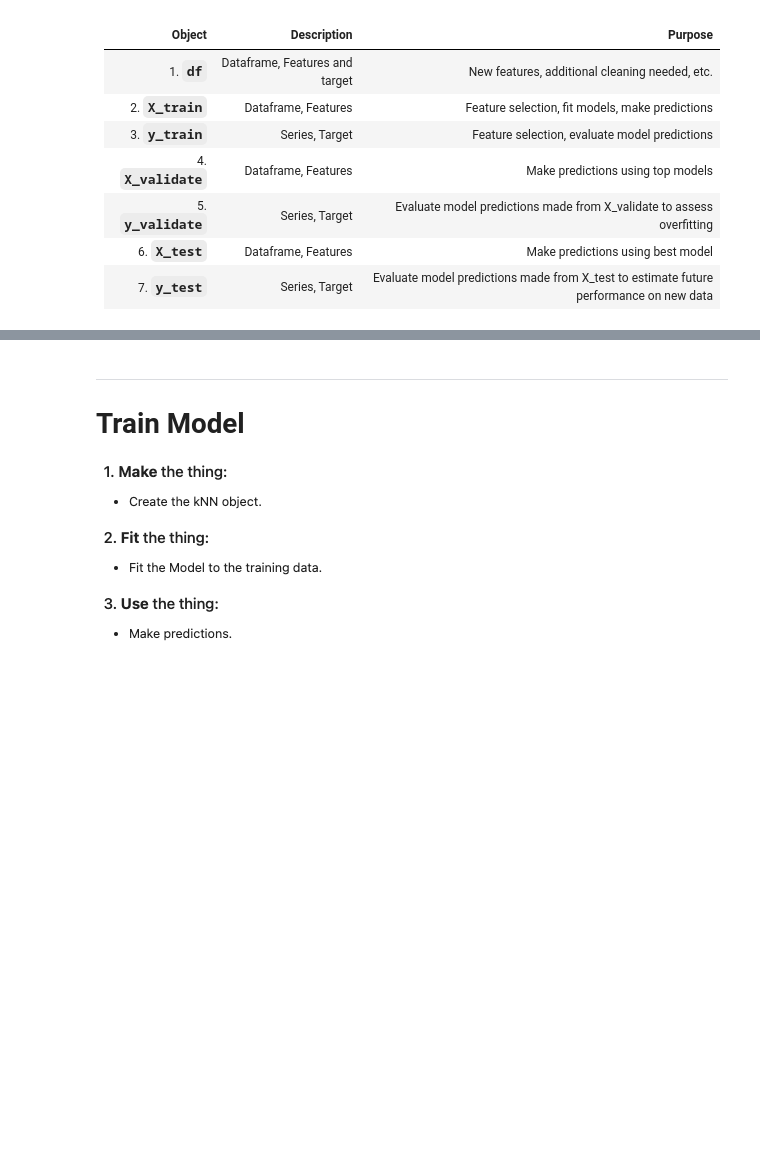
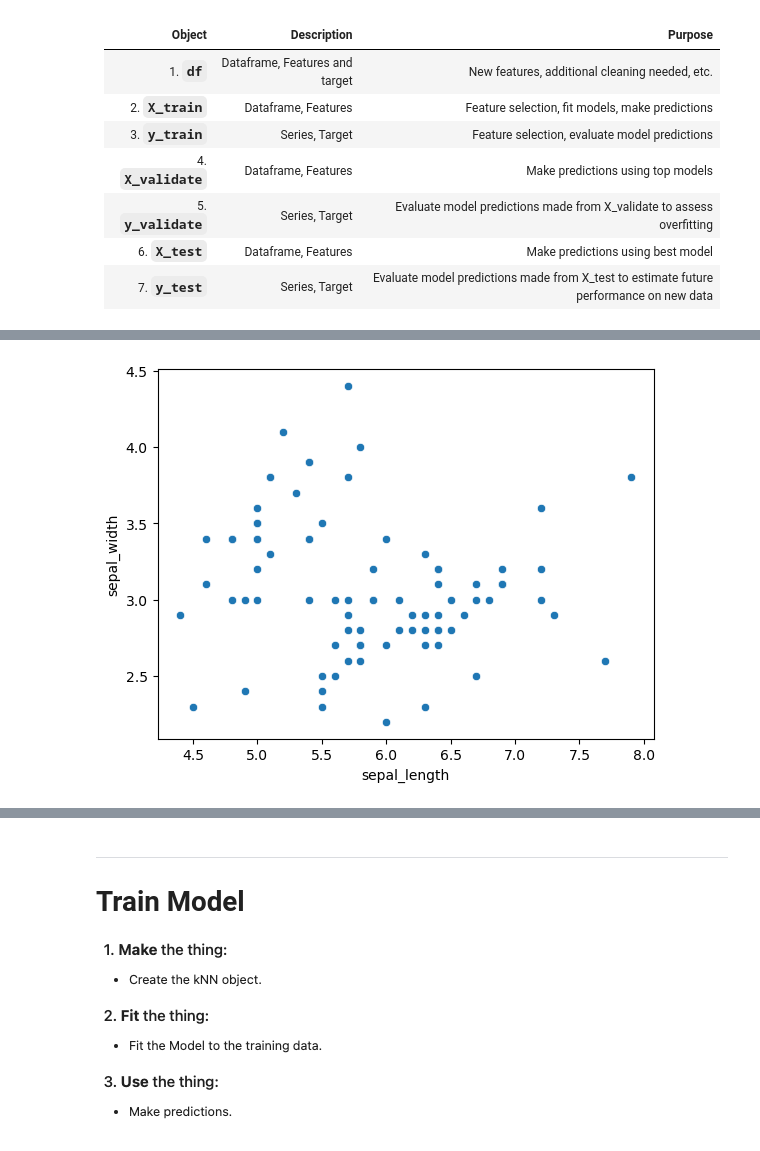
Before and after one commit to CodeupClassroom/quintela-classification-exercises, a Jupyter notebook: knn_lesson.ipynb, the cells around one changed output, grey strips where cells are left out. Cells and saved outputs as stored; diff of their text form; code cells hidden in the pictures; blank space fills up the shorter version.

```diff
--- a/knn_lesson.ipynb
+++ b/knn_lesson.ipynb
@@ -129,4 +182,8 @@ X_validate:
 # %%
 # Visualize training data
+sns.scatterplot(data=X_train, x='sepal_length', y='sepal_width')
+plt.show()
+# %% [output]
+[figure, added]
 # %%
 # With color distinction
```
Also changed, not shown: parts of 34 cells of this notebook.
